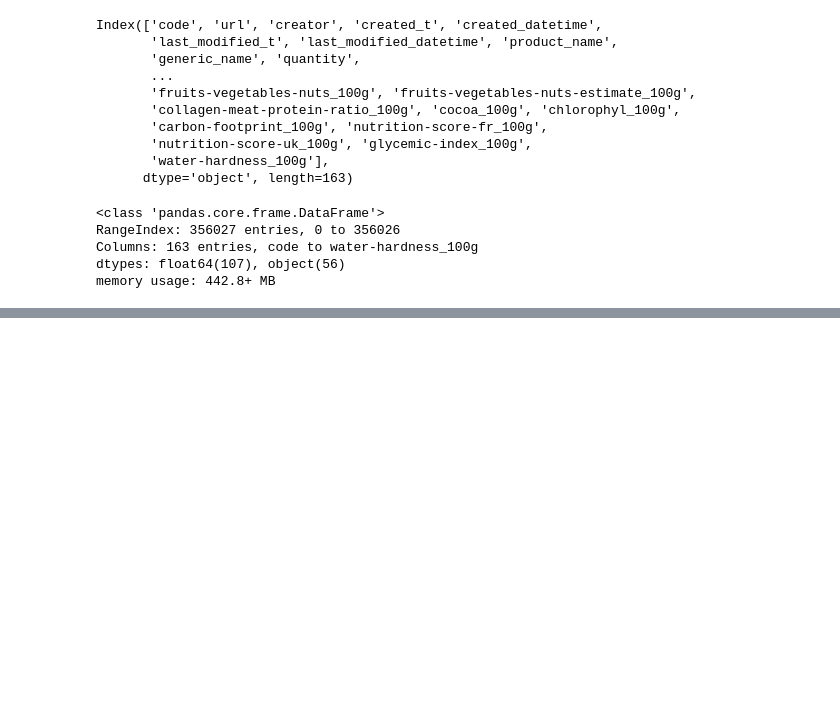
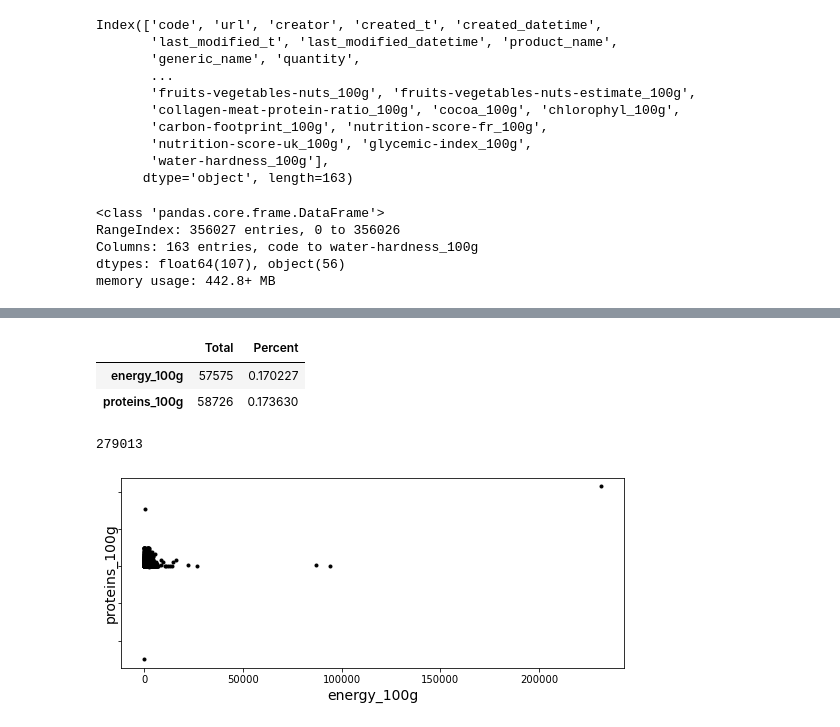
Before and after one commit to bastrob/TP_OPENFOODFACT_YNOV, a Jupyter notebook: Untitled.ipynb, the cells around one changed output, grey strips where cells are left out. Drawn from its saved outputs; the diff is of its cells as text; code cells hidden in the pictures; blank space fills up the shorter version.

```diff
--- a/Untitled.ipynb
+++ b/Untitled.ipynb
@@ -50,0 +174,6 @@ print(len(X_train), " ", len(X_test))
+# %%
+#missing data
+total = df_with_maincat.isnull().sum().sort_values(ascending=False)
+percent = (df_with_maincat.isnull().sum()/df_with_maincat.isnull().count()).sort_values(ascending=False)
+missing_data = pd.concat([total, percent], axis=1, keys=['Total', 'Percent'])
+missing_data.head(20)
@@ -50,0 +258,3 @@ print(len(X_train), " ", len(X_test))
+# %%
+#dealing with missing data
+X_train = X_train.drop((missing_data[missing_data['Percent'] > 0.25]).index,1)
@@ -50,0 +279,17 @@ print(len(X_train), " ", len(X_test))
+# %%
+X_test = X_train[['energy_100g', 'proteins_100g']].copy()
+# %%
+total = X_test.isnull().sum().sort_values(ascending=True)
+percent = (X_test.isnull().sum()/X_test.isnull().count()).sort_values(ascending=False)
+missing_data = pd.concat([total, percent], axis=1, keys=['Total', 'Percent'])
+missing_data
+# %% [output]
+|  | Total | Percent |
+| energy_100g | 57575 | 0.170227 |
+| proteins_100g | 58726 | 0.173630 |
+# %%
+X_test = X_test.dropna()
+# %%
+len(X_test)
+# %% [output]
+279013
@@ -50,0 +298,14 @@ print(len(X_train), " ", len(X_test))
+# %%
+import matplotlib.pyplot as plt
+
+plt.figure(figsize=(9, 3.5))
+
+plt.scatter(X_test['energy_100g'], X_test['proteins_100g'], c="k", marker=".")
+plt.xlabel("energy_100g", fontsize=14)
+plt.ylabel("proteins_100g", fontsize=14)
+plt.tick_params(labelleft=False)
+
+
+plt.show()
+# %% [output]
+[figure, added]
```
Also changed, not shown: parts of 37 cells of this notebook.
